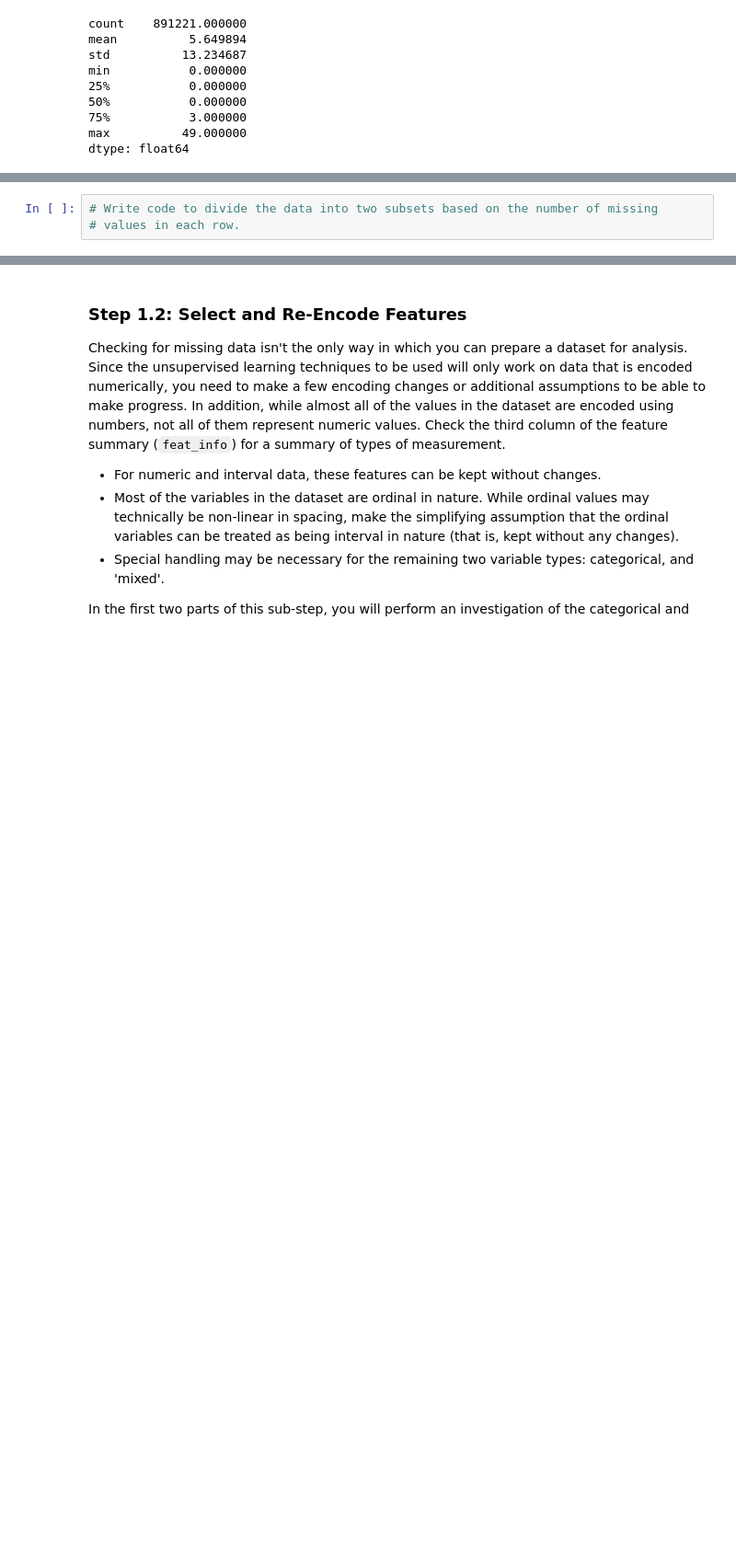
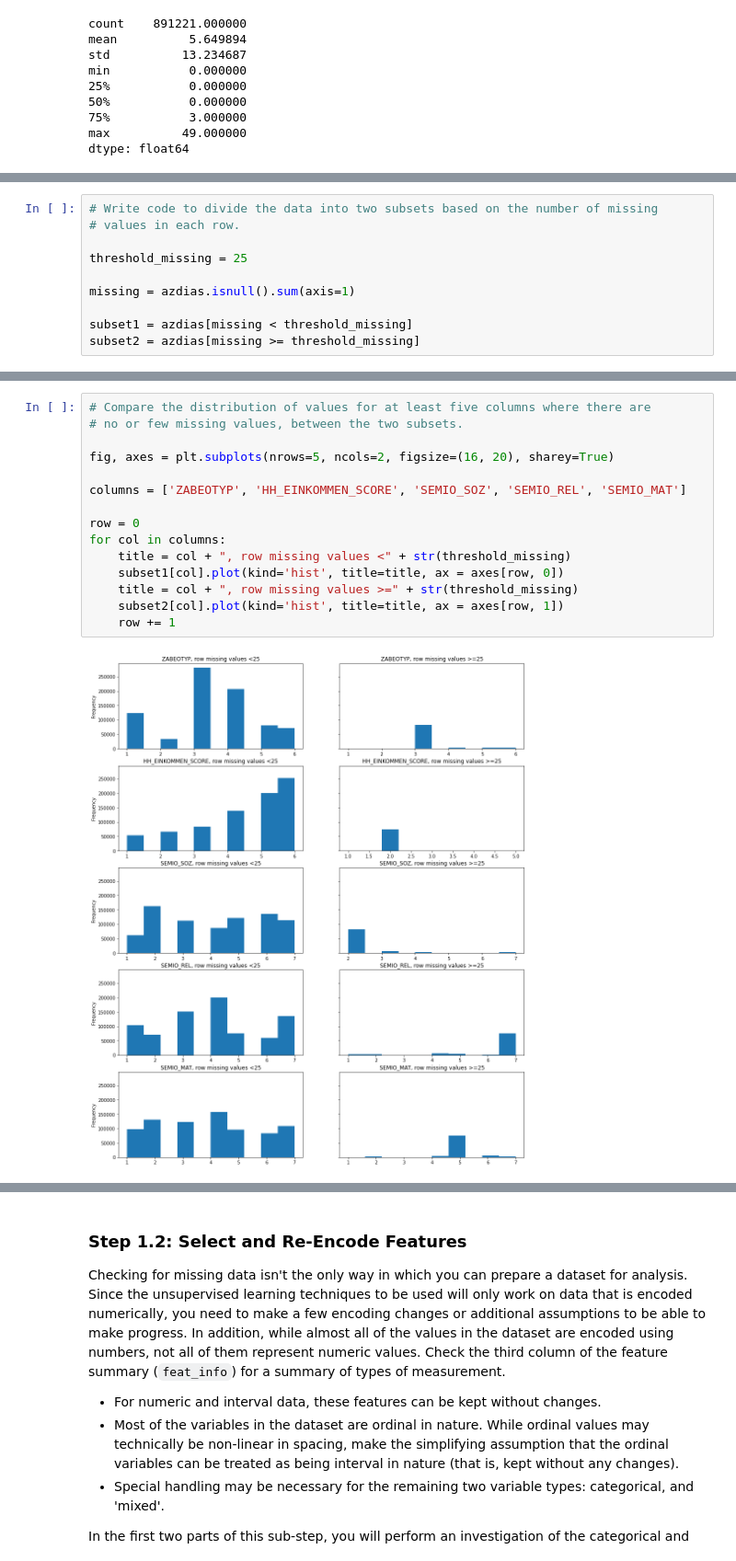
Before and after one commit to walidsi/identify-customer-segments, a Jupyter notebook: Identify_Customer_Segments.ipynb, the cells around one changed output, grey strips where cells are left out. Shown at 92% size. Cells and saved outputs as stored; diff of their text form; blank space fills up the shorter version.

```diff
--- a/Identify_Customer_Segments.ipynb
+++ b/Identify_Customer_Segments.ipynb
@@ -235,3 +240,10 @@ dtype: float64
 # %%
 # Write code to divide the data into two subsets based on the number of missing
 # values in each row.
+
+threshold_missing = 25
+
+missing = azdias.isnull().sum(axis=1)
+
+subset1 = azdias[missing < threshold_missing]
+subset2 = azdias[missing >= threshold_missing]
@@ -244,0 +278,17 @@ dtype: float64
+# %%
+# Compare the distribution of values for at least five columns where there are
+# no or few missing values, between the two subsets.
+
+fig, axes = plt.subplots(nrows=5, ncols=2, figsize=(16, 20), sharey=True)
+
+columns = ['ZABEOTYP', 'HH_EINKOMMEN_SCORE', 'SEMIO_SOZ', 'SEMIO_REL', 'SEMIO_MAT']
+
+row = 0
+for col in columns:
+    title = col + ", row missing values <" + str(threshold_missing)
+    subset1[col].plot(kind='hist', title=title, ax = axes[row, 0])
+    title = col + ", row missing values >=" + str(threshold_missing)
+    subset2[col].plot(kind='hist', title=title, ax = axes[row, 1])
+    row += 1
+# %% [output]
+[figure, added]
```
Also changed, not shown: parts of 9 cells of this notebook.
